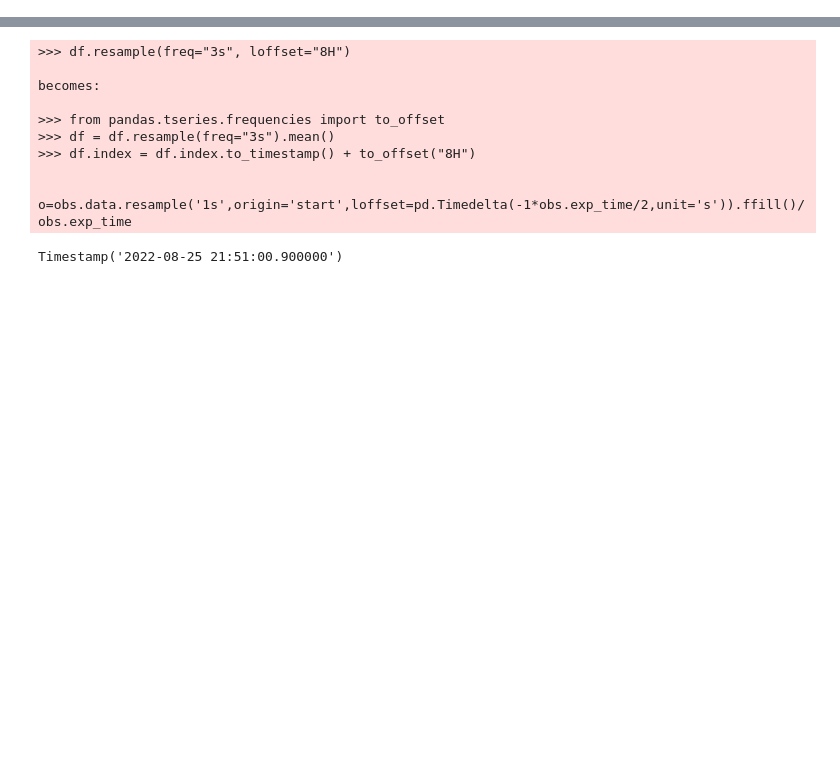
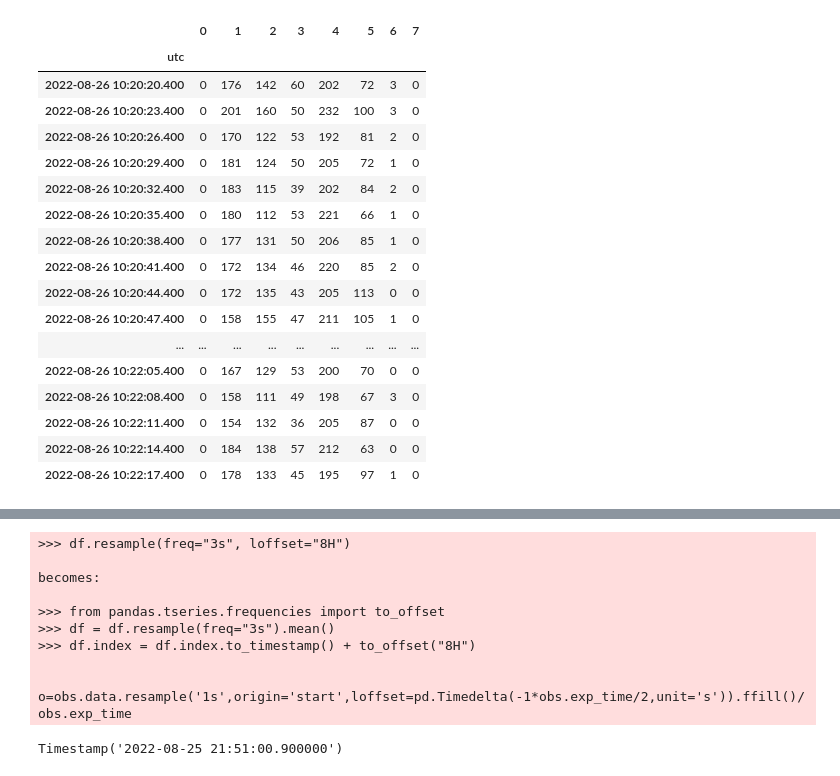
Before and after one commit to mdafcikova/grbalpha-tools, a Jupyter notebook: notebook.ipynb, the cells around one changed output, grey strips where cells are left out. Cells and saved outputs as stored; diff of their text form; code cells hidden in the pictures; blank space fills up the shorter version.

```diff
--- a/notebook.ipynb
+++ b/notebook.ipynb
@@ -37,0 +54,23 @@ Timestamp('2022-08-26 10:21:20.400000')
+# %%
+s = pd.to_datetime(time) - pd.Timedelta('1min')
+e = pd.to_datetime(time) + pd.Timedelta('1min')
+obs.data[np.logical_and(obs.time_utc.index>s,obs.time_utc.index<e)]
+# %% [output]
+|  | 0 | 1 | 2 | 3 | 4 | 5 | 6 | 7 |
+| utc |  |  |  |  |  |  |  |  |
+| 2022-08-26 10:20:20.400 | 0 | 176 | 142 | 60 | 202 | 72 | 3 | 0 |
+| 2022-08-26 10:20:23.400 | 0 | 201 | 160 | 50 | 232 | 100 | 3 | 0 |
+| 2022-08-26 10:20:26.400 | 0 | 170 | 122 | 53 | 192 | 81 | 2 | 0 |
+| 2022-08-26 10:20:29.400 | 0 | 181 | 124 | 50 | 205 | 72 | 1 | 0 |
+| 2022-08-26 10:20:32.400 | 0 | 183 | 115 | 39 | 202 | 84 | 2 | 0 |
+| 2022-08-26 10:20:35.400 | 0 | 180 | 112 | 53 | 221 | 66 | 1 | 0 |
+| 2022-08-26 10:20:38.400 | 0 | 177 | 131 | 50 | 206 | 85 | 1 | 0 |
+| 2022-08-26 10:20:41.400 | 0 | 172 | 134 | 46 | 220 | 85 | 2 | 0 |
+| 2022-08-26 10:20:44.400 | 0 | 172 | 135 | 43 | 205 | 113 | 0 | 0 |
+| 2022-08-26 10:20:47.400 | 0 | 158 | 155 | 47 | 211 | 105 | 1 | 0 |
+| ... | ... | ... | ... | ... | ... | ... | ... | ... |
+| 2022-08-26 10:22:05.400 | 0 | 167 | 129 | 53 | 200 | 70 | 0 | 0 |
+| 2022-08-26 10:22:08.400 | 0 | 158 | 111 | 49 | 198 | 67 | 3 | 0 |
+| 2022-08-26 10:22:11.400 | 0 | 154 | 132 | 36 | 205 | 87 | 0 | 0 |
+| 2022-08-26 10:22:14.400 | 0 | 184 | 138 | 57 | 212 | 63 | 0 | 0 |
+| 2022-08-26 10:22:17.400 | 0 | 178 | 133 | 45 | 195 | 97 | 1 | 0 |
```
Also changed, not shown: parts of 6 cells of this notebook, 1 other file.
